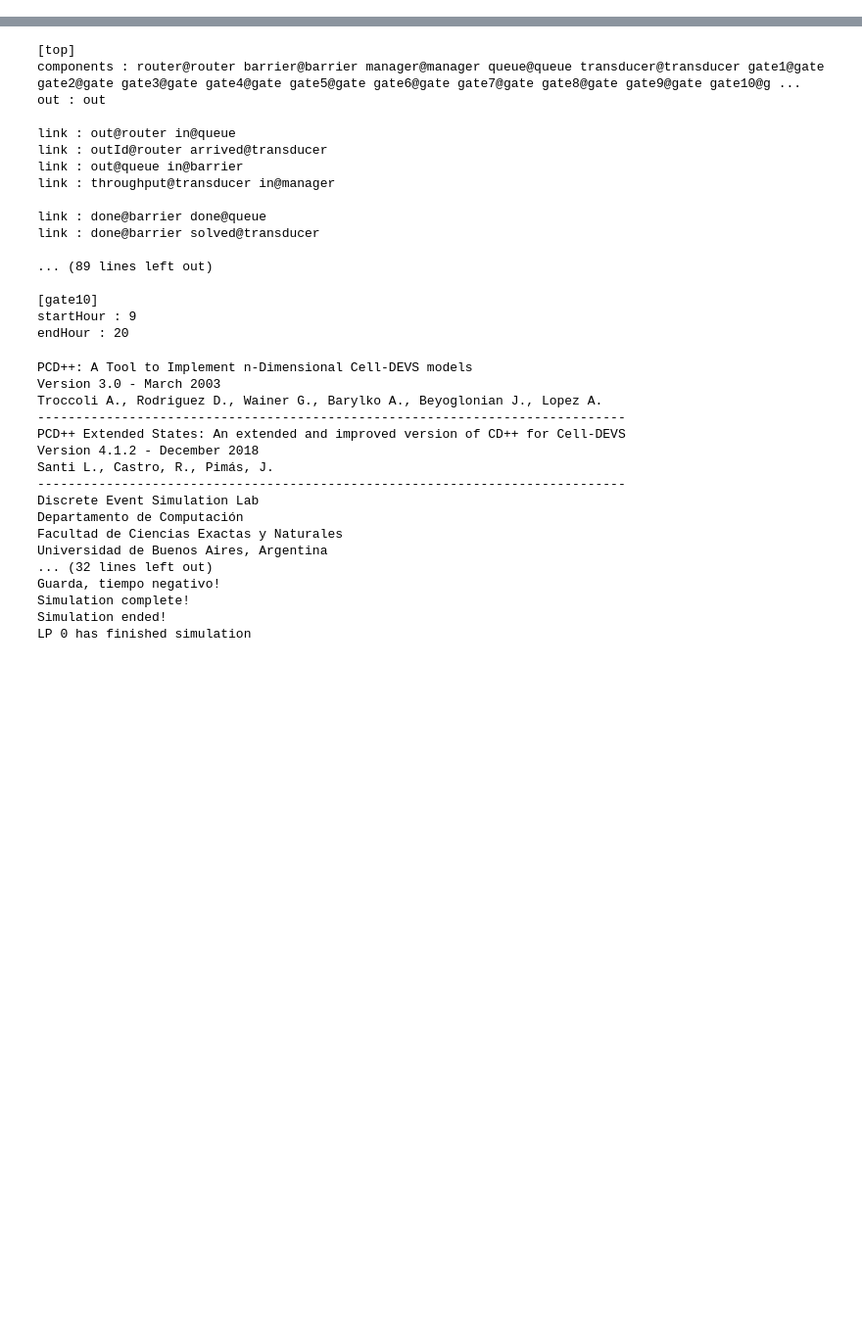
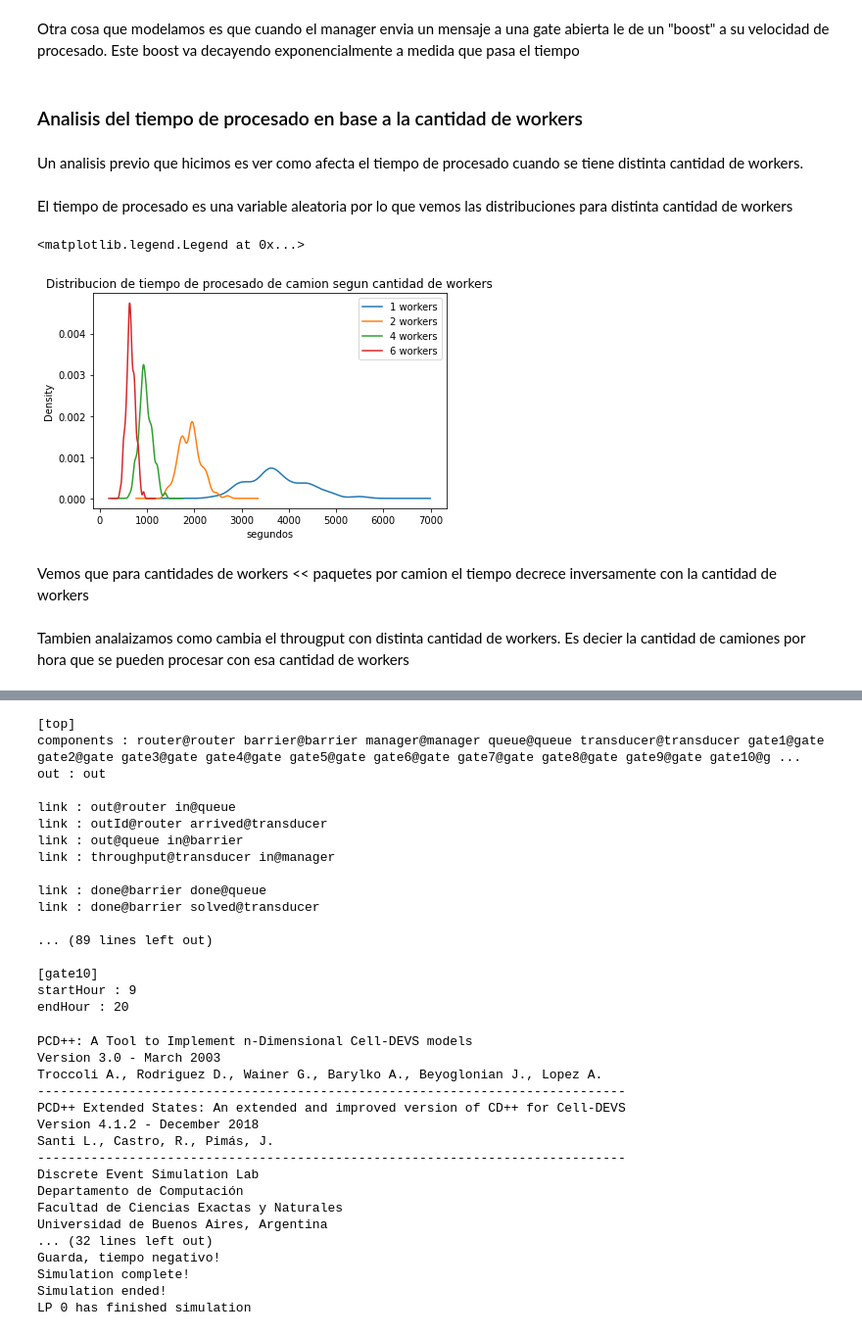
Before and after one commit to mcarreiro/dc-sed-tp1-2022, a Jupyter notebook: notebooks/inbound.ipynb, the cells around one changed output, grey strips where cells are left out. Shown: that part at 98% size. Saved outputs shown, nothing was run; the diff lists cells and outputs as text; code cells hidden in the pictures; blank space fills up the shorter version.

```diff
--- a/notebooks/inbound.ipynb
+++ b/notebooks/inbound.ipynb
@@ -10,0 +61,25 @@ CDPP_ATOMICS = CDPP_SRC.joinpath('cd++/atomics')
+# %% [markdown]
+Otra cosa que modelamos es que cuando el manager envia un mensaje a una gate abierta le de un "boost" a su velocidad de procesado. Este boost va decayendo exponencialmente a medida que pasa el tiempo
+# %% [markdown]
+### Analisis del tiempo de procesado en base a la cantidad de workers
+# %% [markdown]
+Un analisis previo que hicimos es ver como afecta el tiempo de procesado cuando se tiene distinta cantidad de workers.
+# %%
+df = pd.read_csv("../data/processing_time_by_workers.txt")
+# %% [markdown]
+El tiempo de procesado es una variable aleatoria por lo que vemos las distribuciones para distinta cantidad de workers
+# %%
+for n in [1,2,4,6]:
+    a = df[df["workers"] == n ]
+    a["processing_time"].plot.kde(label=str(n) + " workers")
+plt.xlabel("segundos")
+plt.title('Distribucion de tiempo de procesado de camion segun cantidad de workers')
+plt.tight_layout()
+plt.legend()
+# %% [output]
+<matplotlib.legend.Legend at 0x...>
+[figure, added]
+# %% [markdown]
+Vemos que para cantidades de workers << paquetes por camion el tiempo decrece inversamente con la cantidad de workers
+# %% [markdown]
+Tambien analaizamos como cambia el througput con distinta cantidad de workers. Es decier la cantidad de camiones por hora que se pueden procesar con esa cantidad de workers
```
Also changed, not shown: parts of 23 cells of this notebook, 4 other files.
